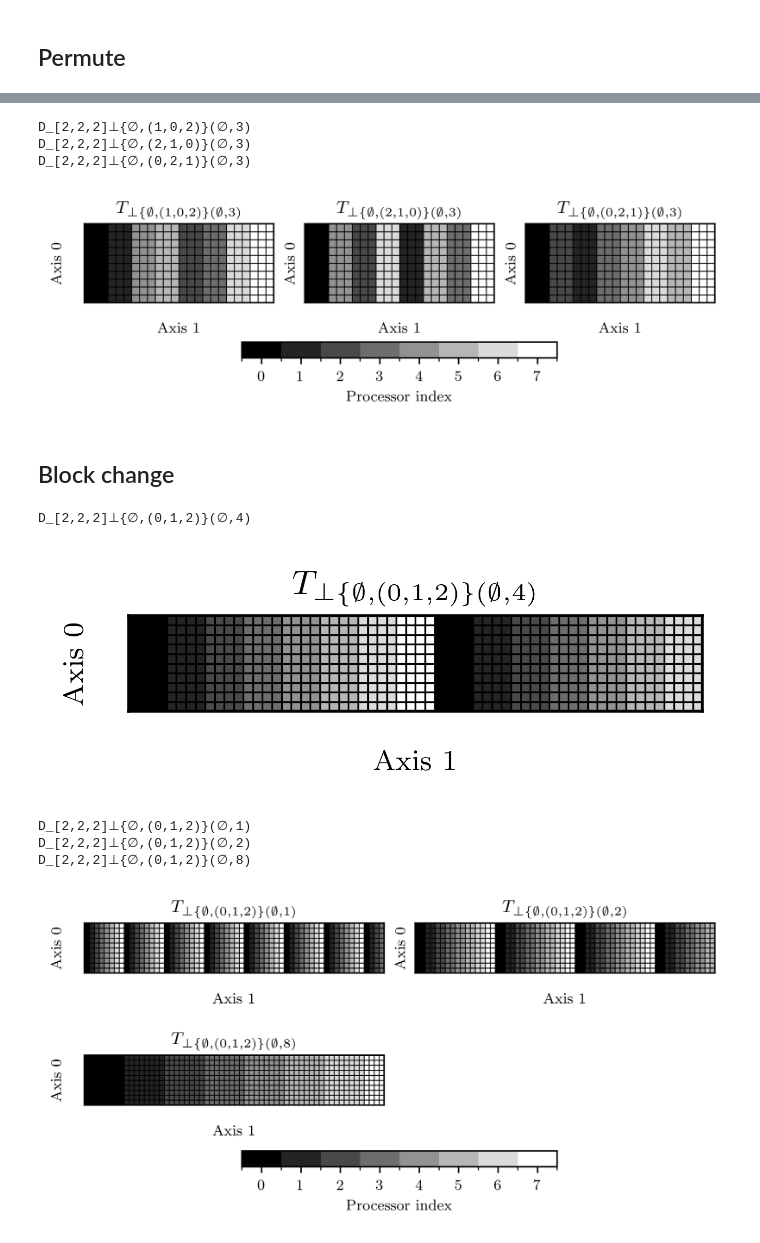
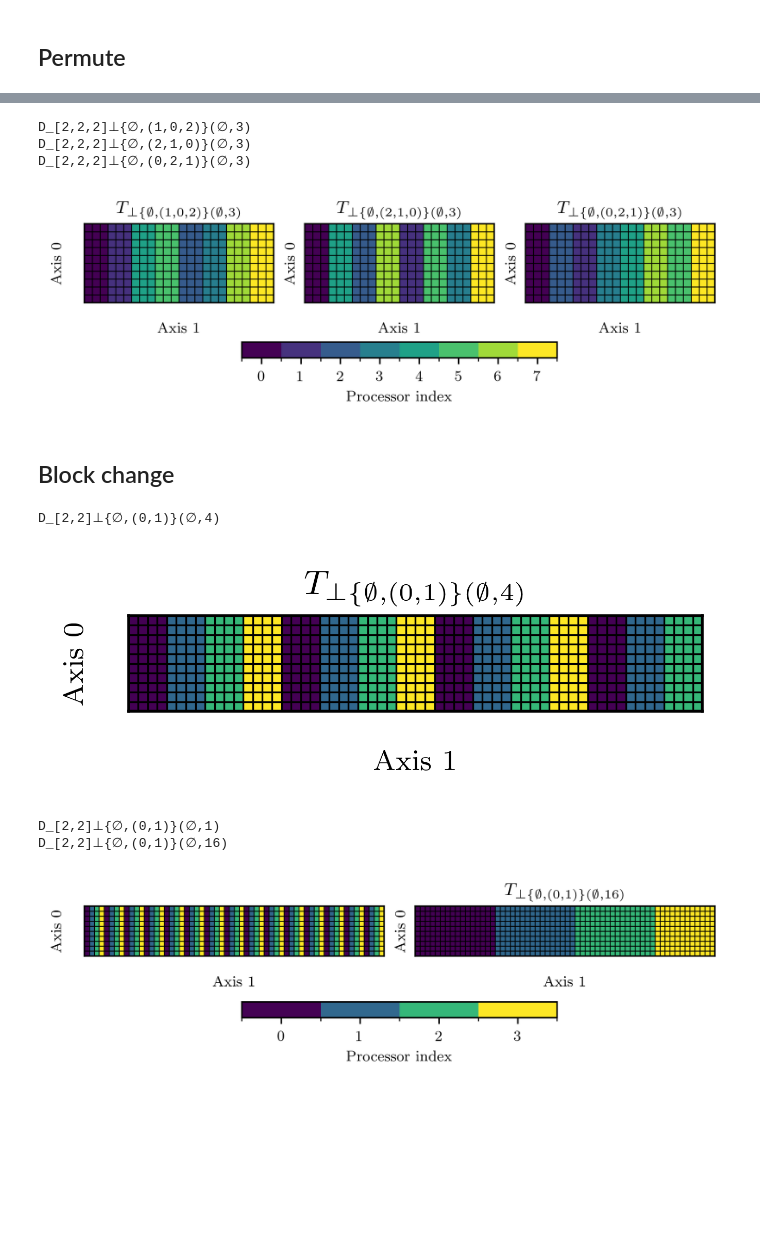
Before and after one commit to Helmholtz-AI-Energy/tensorcraft, a Jupyter notebook: notebooks/redistributions.ipynb, the cells around one changed output, grey strips where cells are left out. Drawn from its saved outputs; the diff is of its cells as text; code cells hidden in the pictures; blank space fills up the shorter version.

```diff
--- a/notebooks/redistributions.ipynb
+++ b/notebooks/redistributions.ipynb
@@ -219,26 +216,26 @@ axs = grid.subplots(
 
 new_dist, comm_vol, n_procs = dist.permute(tensor_shape, (0, 1))
 print(new_dist)
-tc.viz.draw_2d_tensor(axs[0], tensor_shape, new_dist, colorscheme="grey")
+tc.viz.draw_2d_tensor(axs[0], tensor_shape, new_dist, )
 axs[0].set_title(new_dist.latexStr())
 
 new_dist, comm_vol, n_procs = dist.permute(tensor_shape, (0,2))
 print(new_dist)
-tc.viz.draw_2d_tensor(axs[1], tensor_shape, new_dist, colorscheme="grey")
+tc.viz.draw_2d_tensor(axs[1], tensor_shape, new_dist, )
 axs[1].set_title(new_dist.latexStr())
 
 new_dist, comm_vol, n_procs = dist.permute(tensor_shape, (1, 2))
 print(new_dist)
-tc.viz.draw_2d_tensor(axs[2], tensor_shape, new_dist, colorscheme="grey")
+tc.viz.draw_2d_tensor(axs[2], tensor_shape, new_dist, )
 axs[2].set_title(new_dist.latexStr())
 
-tc.viz.draw_color_bar(fig, axs, tc.viz.get_n_colors(dist.numProcessors, "grey"), orientation="horizontal", shrink=0.5)
+tc.viz.draw_color_bar(fig, axs, tc.viz.get_n_colors(dist.numProcessors), orientation="horizontal", shrink=0.5)
 # plt.savefig("plots/permute_example_end.pdf")
 # %% [output]
 D_[2,2,2]⊥{∅,(1,0,2)}(∅,3)
 D_[2,2,2]⊥{∅,(2,1,0)}(∅,3)
 D_[2,2,2]⊥{∅,(0,2,1)}(∅,3)
-[figure, old version]
+[figure, new version]
 # %% [markdown]
 ## Block change
 # %%
@@ -247,45 +244,44 @@ fig = plt.figure(figsize=figSize,layout='constrained')
 axs = fig.add_subplot(111)
 
 tensor_shape = torch.Size([10, 60])
-mesh = torch.Size([2,2,2])
-dist = tc.dist.MultiAxisDist(mesh, ((),(0,1,2)), 4)
+mesh = torch.Size([2,2])
+dist = tc.dist.MultiAxisDist(mesh, ((),(0,1,)), 4)
 print(dist)
 axs.set_title(dist.latexStr())
 
-tc.viz.draw_2d_tensor(axs, tensor_shape, dist, colorscheme="grey")
+tc.viz.draw_2d_tensor(axs, tensor_shape, dist, )
 # plt.savefig("plots/bchange_example_start.pdf")
 # %% [output]
-D_[2,2,2]⊥{∅,(0,1,2)}(∅,4)
+D_[2,2]⊥{∅,(0,1)}(∅,4)
-[figure, old version]
+[figure, new version]
 # %%
 figSize = tc.viz.latex2figSize(LATEX_WIDTH, fraction=1, ratio=2)
 fig = plt.figure(figsize=figSize, layout='constrained')
-grid = fig.add_gridspec(2, 2)
+grid = fig.add_gridspec(1, 2)
 axs = grid.subplots(
     sharey=True,
 )
 
 new_dist, comm_vol, n_procs = dist.change_block_size(tensor_shape, 1,1)
 print(new_dist)
-tc.viz.draw_2d_tensor(axs[0][0], tensor_shape, new_dist, colorscheme="grey")
-axs[0][0].set_title(new_dist.latexStr())
+tc.viz.draw_2d_tensor(axs[0], tensor_shape, new_dist, )
+axs[1].set_title(new_dist.latexStr())
 
-new_dist, comm_vol, n_procs = dist.change_block_size(tensor_shape, 1,2)
+new_dist, comm_vol, n_procs = dist.change_block_size(tensor_shape, 1,16)
 print(new_dist)
-tc.viz.draw_2d_tensor(axs[0][1], tensor_shape, new_dist, colorscheme="grey")
-axs[0][1].set_title(new_dist.latexStr())
+tc.viz.draw_2d_tensor(axs[1], tensor_shape, new_dist, )
+axs[1].set_title(new_dist.latexStr())
 
-new_dist, comm_vol, n_procs = dist.change_block_size(tensor_shape, 1,8)
-print(new_dist)
-tc.viz.draw_2d_tensor(axs[1][0], tensor_shape, new_dist, colorscheme="grey")
-axs[1][0].set_title(new_dist.latexStr())
+# new_dist, comm_vol, n_procs = dist.change_block_size(tensor_shape, 1,8)
+# print(new_dist)
+# tc.viz.draw_2d_tensor(axs[1][0], tensor_shape, new_dist, )
+# axs[1][0].set_title(new_dist.latexStr())
 
-axs[1][1].axis('off')
+# axs[1][1].axis('off')
 
-tc.viz.draw_color_bar(fig, axs, tc.viz.get_n_colors(dist.numProcessors, "grey"), orientation="horizontal", shrink=0.5)
+tc.viz.draw_color_bar(fig, axs, tc.viz.get_n_colors(dist.numProcessors), orientation="horizontal", shrink=0.5)
 # plt.savefig("plots/bchange_example_end.pdf")
 # %% [output]
-D_[2,2,2]⊥{∅,(0,1,2)}(∅,1)
-D_[2,2,2]⊥{∅,(0,1,2)}(∅,2)
-D_[2,2,2]⊥{∅,(0,1,2)}(∅,8)
+D_[2,2]⊥{∅,(0,1)}(∅,1)
+D_[2,2]⊥{∅,(0,1)}(∅,16)
-[figure, old version]
+[figure, new version]
```
Also changed, not shown: parts of 10 cells of this notebook, 8 other files.
